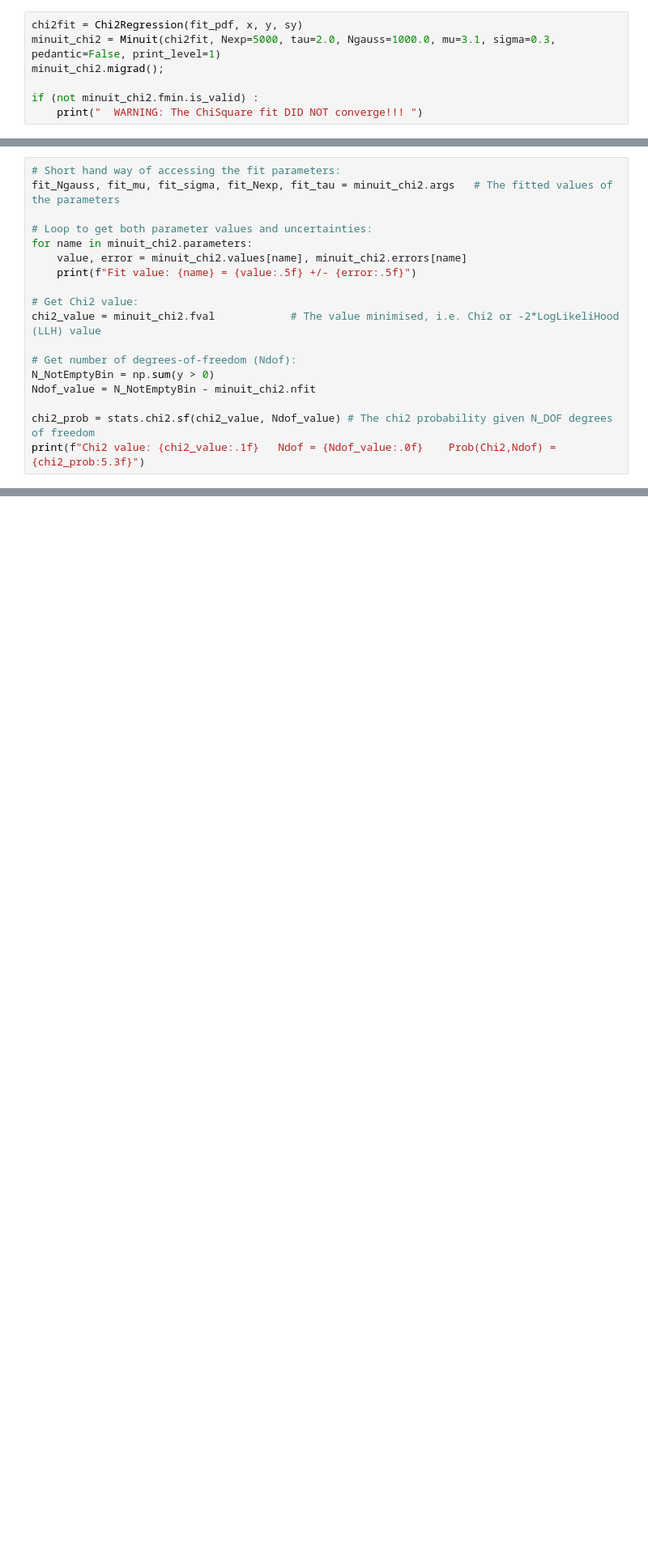
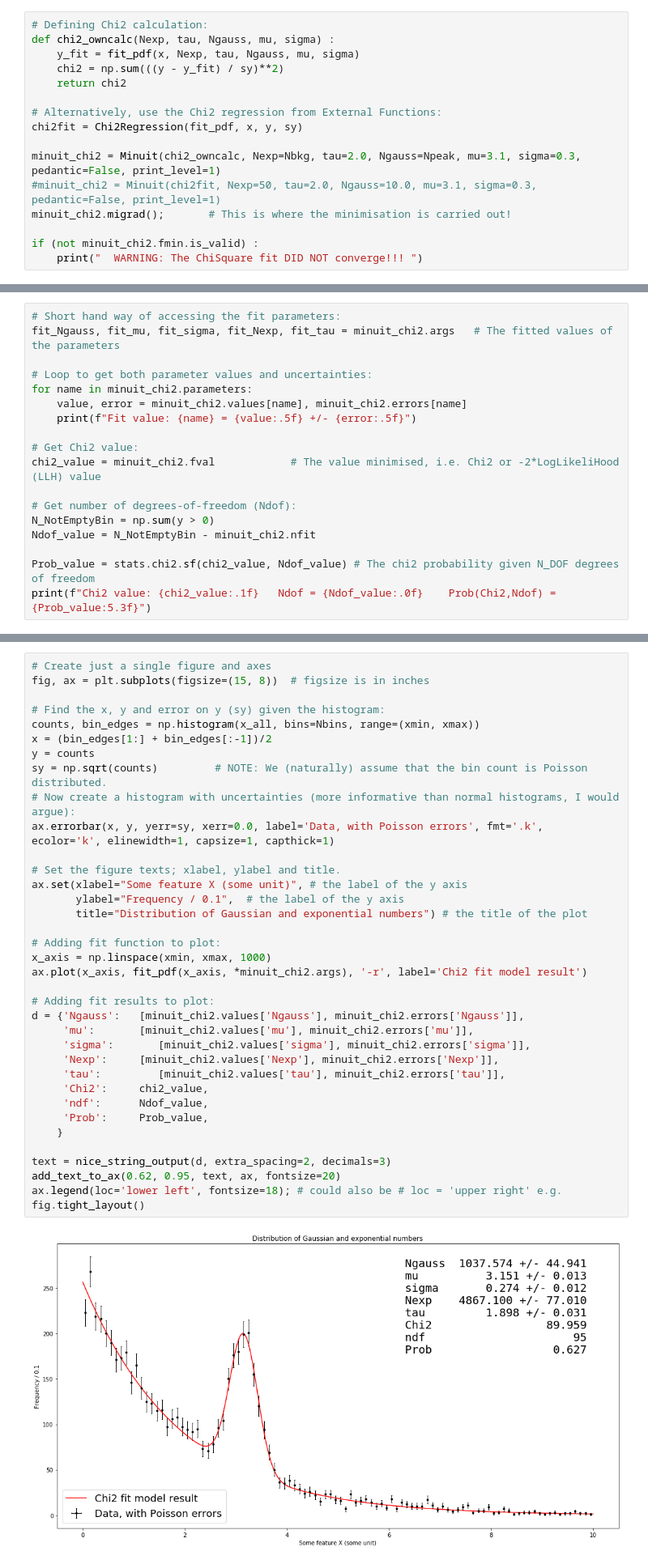
Before and after one commit to AppliedStatisticsNBI/AppStat2020, a Jupyter notebook: Week2/original/FittingMethods/FittingMethods_original.ipynb, the cells around one changed output, grey strips where cells are left out. Shown at 81% size. Saved outputs shown, nothing was run; the diff lists cells and outputs as text; blank space fills up the shorter version.

```diff
--- a/Week2/original/FittingMethods/FittingMethods_original.ipynb
+++ b/Week2/original/FittingMethods/FittingMethods_original.ipynb
@@ -137,9 +143,18 @@ It is important to use the same bins and bounds as the original histogram. In th
 We initialize our fitting object, `chi2fit`, by using the `Chi2Regression` function from External Functions. You can also define your own Chi2 function (see introduction to plotting and fitting in Week0). This first takes the function to fit as input, then the input data.
 Following this, we make a Minuit object, i.e. the minimisation itself. This is done using __[iMinuit](https://iminuit.readthedocs.io/en/latest/)__ which is a Python-wrapper for the wonderful minimization tool Minuit developed by CERN. Minuit requires the fitting object (here "chi2fit") and then GOOD input values (and possible value uncertainties, ranges, and fixing, etc. - see note below) and fitting options. Finally, we ask Minuit to actually find the minimum, and we have added a check to see, if this converged or not.
 # %%
+# Defining Chi2 calculation:
+def chi2_owncalc(Nexp, tau, Ngauss, mu, sigma) :
+    y_fit = fit_pdf(x, Nexp, tau, Ngauss, mu, sigma)
+    chi2 = np.sum(((y - y_fit) / sy)**2)
+    return chi2
+
+# Alternatively, use the Chi2 regression from External Functions:
 chi2fit = Chi2Regression(fit_pdf, x, y, sy)
-minuit_chi2 = Minuit(chi2fit, Nexp=5000, tau=2.0, Ngauss=1000.0, mu=3.1, sigma=0.3, pedantic=False, print_level=1)
-minuit_chi2.migrad();
+
+minuit_chi2 = Minuit(chi2_owncalc, Nexp=Nbkg, tau=2.0, Ngauss=Npeak, mu=3.1, sigma=0.3, pedantic=False, print_level=1)
+#minuit_chi2 = Minuit(chi2fit, Nexp=50, tau=2.0, Ngauss=10.0, mu=3.1, sigma=0.3, pedantic=False, print_level=1)
+minuit_chi2.migrad();       # This is where the minimisation is carried out!
 
 if (not minuit_chi2.fmin.is_valid) :
     print("  WARNING: The ChiSquare fit DID NOT converge!!! ")
@@ -174,8 +191,8 @@ chi2_value = minuit_chi2.fval            # The value minimised, i.e. Chi2 or -2*
 N_NotEmptyBin = np.sum(y > 0)
 Ndof_value = N_NotEmptyBin - minuit_chi2.nfit
 
-chi2_prob = stats.chi2.sf(chi2_value, Ndof_value) # The chi2 probability given N_DOF degrees of freedom
-print(f"Chi2 value: {chi2_value:.1f}   Ndof = {Ndof_value:.0f}    Prob(Chi2,Ndof) = {chi2_prob:5.3f}")
+Prob_value = stats.chi2.sf(chi2_value, Ndof_value) # The chi2 probability given N_DOF degrees of freedom
+print(f"Chi2 value: {chi2_value:.1f}   Ndof = {Ndof_value:.0f}    Prob(Chi2,Ndof) = {Prob_value:5.3f}")
 # %% [output]
 Fit value: Nexp = 4867.10003 +/- 77.01033
 Fit value: tau = 1.89789 +/- 0.03077
@@ -186,3 +205,41 @@ Chi2 value: 90.0   Ndof = 95    Prob(Chi2,Ndof) = 0.627
+# %%
+# Create just a single figure and axes
+fig, ax = plt.subplots(figsize=(15, 8))  # figsize is in inches
+
+# Find the x, y and error on y (sy) given the histogram:
+counts, bin_edges = np.histogram(x_all, bins=Nbins, range=(xmin, xmax))
+x = (bin_edges[1:] + bin_edges[:-1])/2
+y = counts
+sy = np.sqrt(counts)         # NOTE: We (naturally) assume that the bin count is Poisson distributed.
+# Now create a histogram with uncertainties (more informative than normal histograms, I would argue):
+ax.errorbar(x, y, yerr=sy, xerr=0.0, label='Data, with Poisson errors', fmt='.k',  ecolor='k', elinewidth=1, capsize=1, capthick=1)
+
+# Set the figure texts; xlabel, ylabel and title.
+ax.set(xlabel="Some feature X (some unit)", # the label of the y axis
+       ylabel="Frequency / 0.1",  # the label of the y axis
+       title="Distribution of Gaussian and exponential numbers") # the title of the plot
+
+# Adding fit function to plot:
+x_axis = np.linspace(xmin, xmax, 1000)
+ax.plot(x_axis, fit_pdf(x_axis, *minuit_chi2.args), '-r', label='Chi2 fit model result')
+
+# Adding fit results to plot:
+d = {'Ngauss':   [minuit_chi2.values['Ngauss'], minuit_chi2.errors['Ngauss']],
+     'mu':       [minuit_chi2.values['mu'], minuit_chi2.errors['mu']],
+     'sigma':       [minuit_chi2.values['sigma'], minuit_chi2.errors['sigma']],
+     'Nexp':     [minuit_chi2.values['Nexp'], minuit_chi2.errors['Nexp']],
+     'tau':         [minuit_chi2.values['tau'], minuit_chi2.errors['tau']],
+     'Chi2':     chi2_value,
+     'ndf':      Ndof_value,
+     'Prob':     Prob_value,
+    }
+
+text = nice_string_output(d, extra_spacing=2, decimals=3)
+add_text_to_ax(0.62, 0.95, text, ax, fontsize=20)
+ax.legend(loc='lower left', fontsize=18); # could also be # loc = 'upper right' e.g.
+fig.tight_layout()
+# %% [output]
+[figure, added]
 # %% [markdown]
 #### Note on options for Minuit:
 
```
Also changed, not shown: parts of 6 cells of this notebook.
